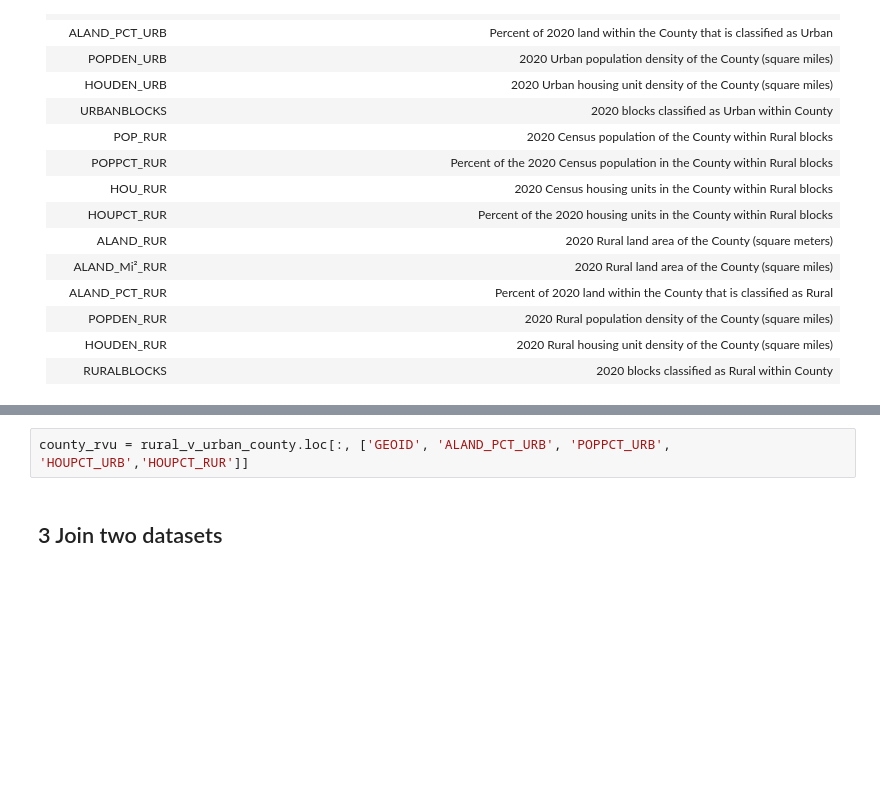
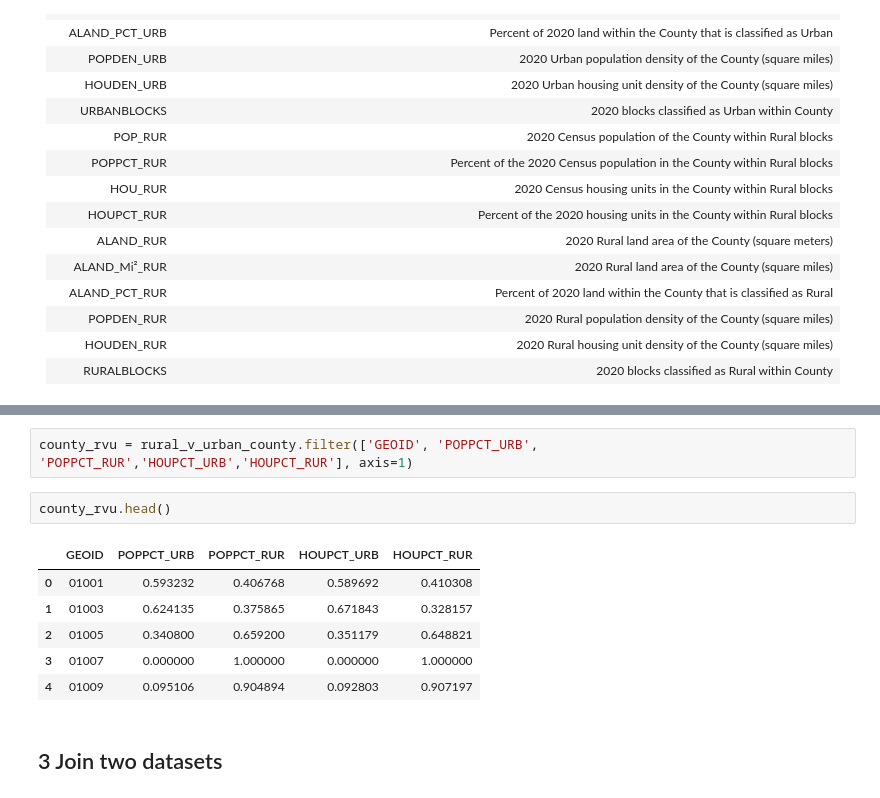
Before and after one commit to dereksgithub/cities_study_QM_Term_project, a Jupyter notebook: dataprocessing/spatial_geocode_processing.ipynb, the cells around one changed output, grey strips where cells are left out. Drawn from its saved outputs; the diff is of its cells as text; blank space fills up the shorter version.

```diff
--- a/dataprocessing/spatial_geocode_processing.ipynb
+++ b/dataprocessing/spatial_geocode_processing.ipynb
@@ -161,4 +160,13 @@ Selected data to join:
 # %%
-county_rvu = rural_v_urban_county.loc[:, ['GEOID', 'ALAND_PCT_URB', 'POPPCT_URB', 'HOUPCT_URB','HOUPCT_RUR']]
+county_rvu = rural_v_urban_county.filter(['GEOID', 'POPPCT_URB', 'POPPCT_RUR','HOUPCT_URB','HOUPCT_RUR'], axis=1)
+# %%
+county_rvu.head()
+# %% [output]
+|  | GEOID | POPPCT_URB | POPPCT_RUR | HOUPCT_URB | HOUPCT_RUR |
+| 0 | 01001 | 0.593232 | 0.406768 | 0.589692 | 0.410308 |
+| 1 | 01003 | 0.624135 | 0.375865 | 0.671843 | 0.328157 |
+| 2 | 01005 | 0.340800 | 0.659200 | 0.351179 | 0.648821 |
+| 3 | 01007 | 0.000000 | 1.000000 | 0.000000 | 1.000000 |
+| 4 | 01009 | 0.095106 | 0.904894 | 0.092803 | 0.907197 |
 # %% [markdown]
 ## 3 Join two datasets
```
Also changed, not shown: parts of 16 cells of this notebook.
